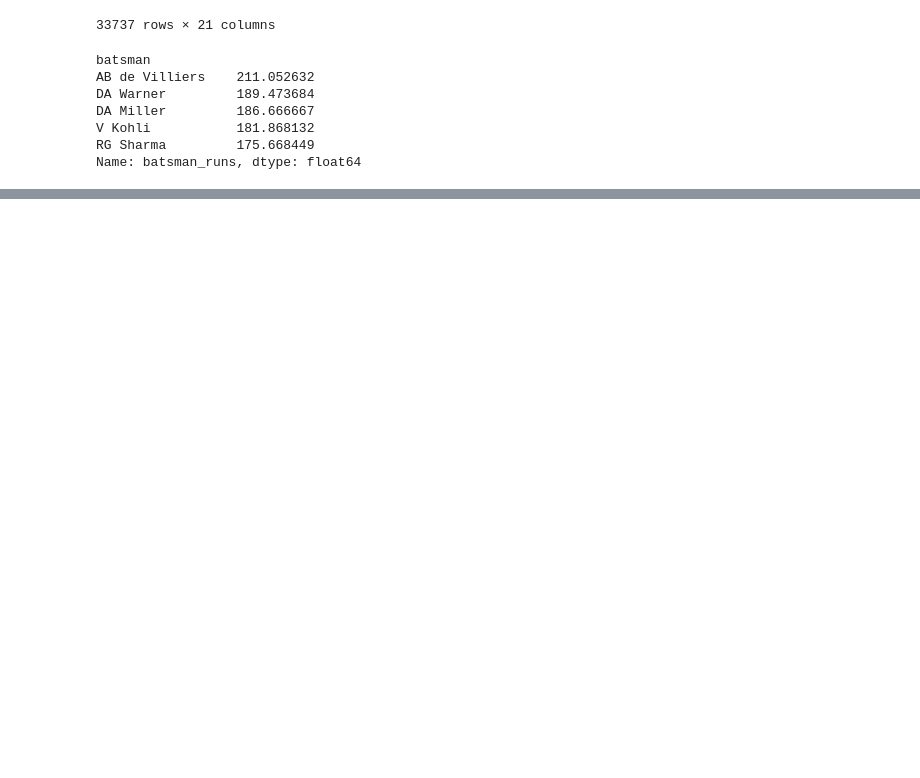
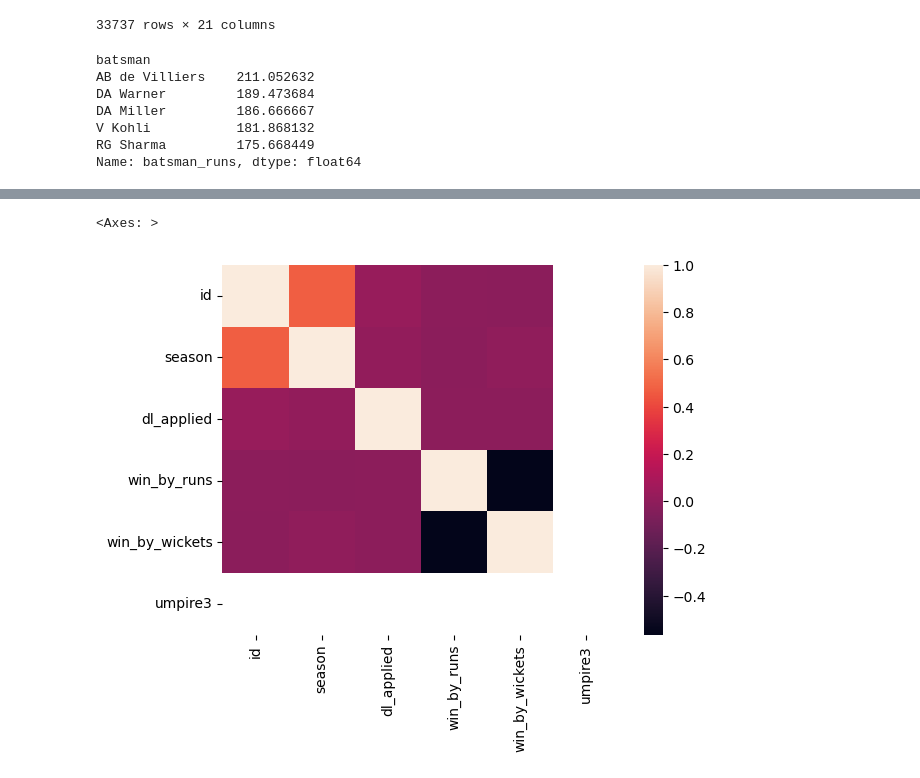
Before and after one commit to piyush02nir/IPL-Analysis, a Jupyter notebook: IPL Analysis.ipynb, the cells around one changed output, grey strips where cells are left out. Drawn from its saved outputs; the diff is of its cells as text; code cells hidden in the pictures; blank space fills up the shorter version.

```diff
--- a/IPL Analysis.ipynb
+++ b/IPL Analysis.ipynb
@@ -540,0 +649,5 @@ Name: batsman_runs, dtype: float64
+# %%
+sns.heatmap(data.corr())
+# %% [output]
+<Axes: >
+[figure, added]
```
Also changed, not shown: parts of 12 cells of this notebook.
